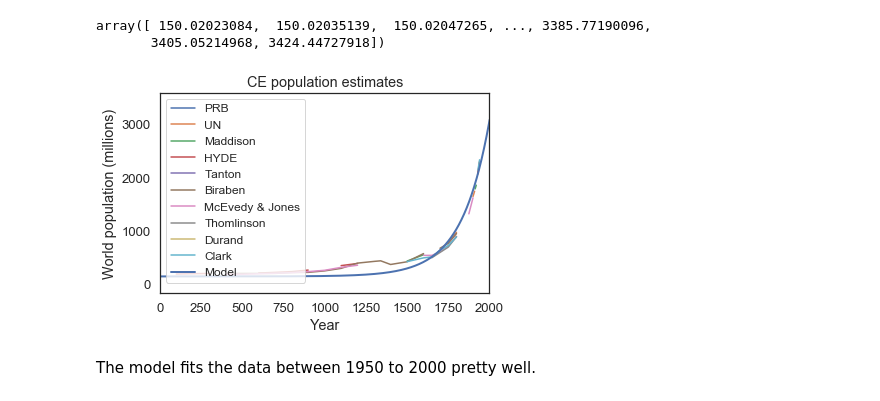
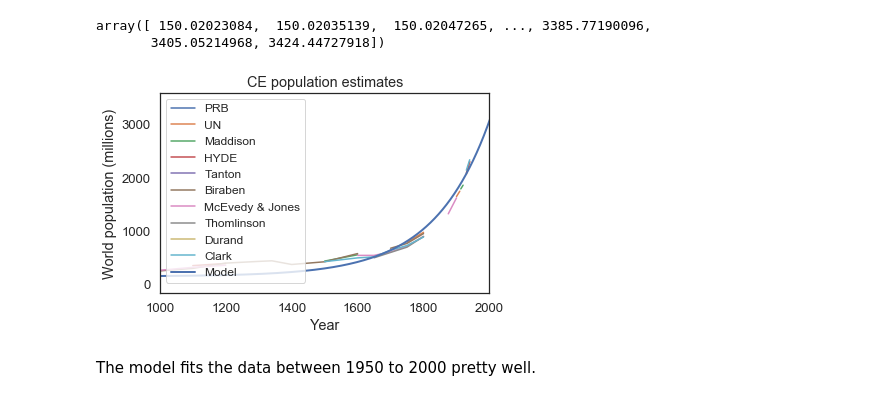
Before and after one commit to devinteran/ModSimPy, a Jupyter notebook: notebooks/chap10.ipynb, the cells around one changed output. Cells and saved outputs as stored; diff of their text form; code cells hidden in the pictures.

```diff
--- a/notebooks/chap10.ipynb
+++ b/notebooks/chap10.ipynb
@@ -260,11 +260,11 @@ array([ 150.02023084,  150.02035139,  150.02047265, ..., 3385.77190096,
 # %%
 table1.plot()
 plot(years,pops,label = 'Model')
-decorate(xlim=[0, 2000], xlabel='Year',
+decorate(xlim=[1000, 2000], xlabel='Year',
          ylabel='World population (millions)',
          title='CE population estimates')
 plt.legend(fontsize='small');
 # %% [output]
-[figure, old version]
+[figure, new version]
 # %% [markdown]
 The model fits the data between 1950 to 2000 pretty well.
```
Also changed, not shown: 1 other file.
